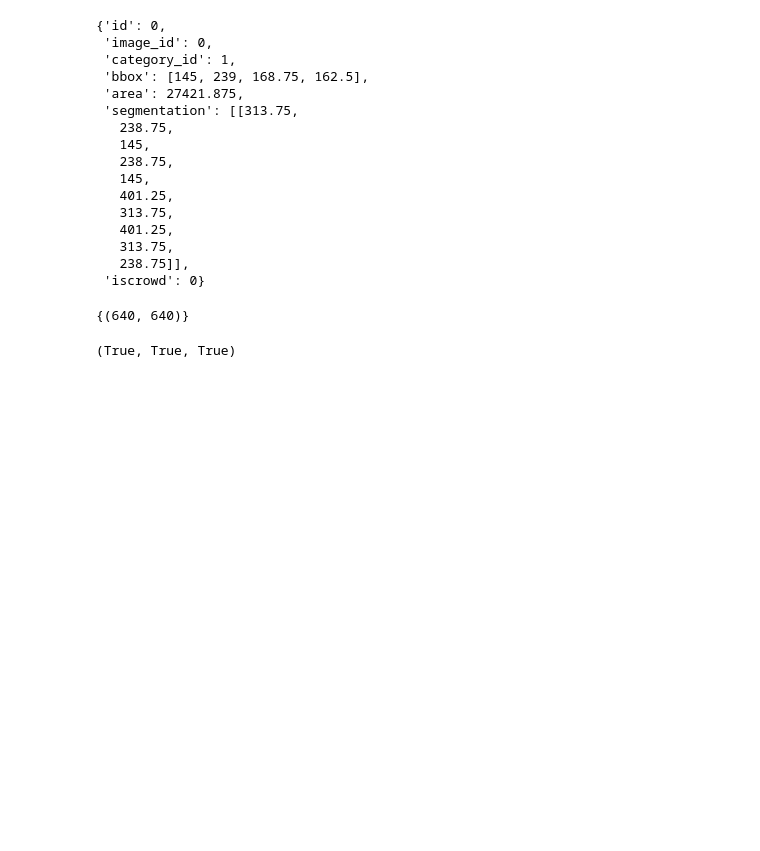
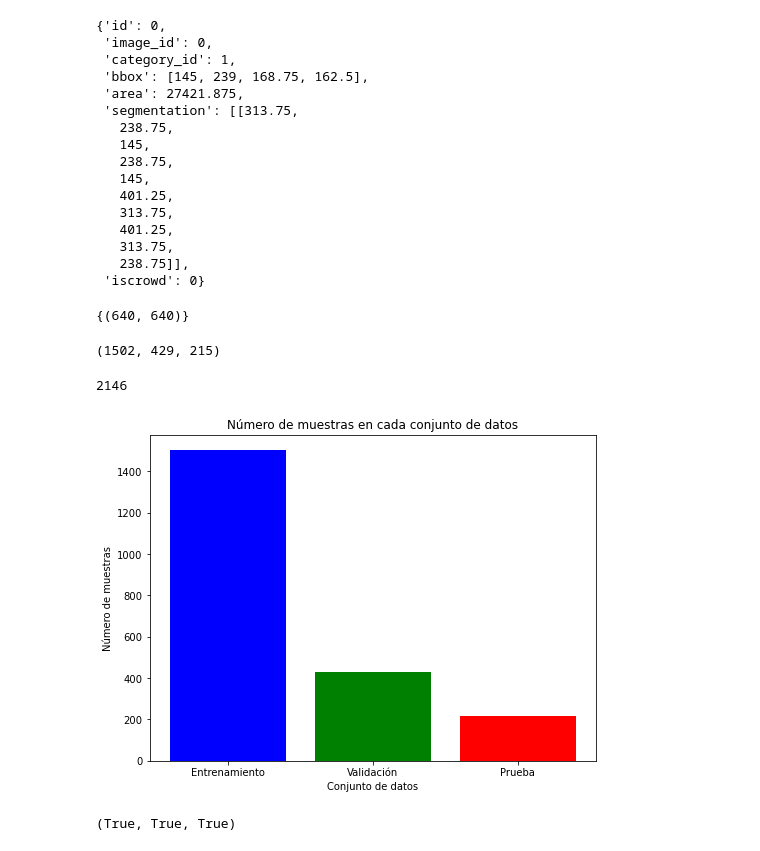
Before and after one commit to carlosng95/UCM-TFM, a Jupyter notebook: code/segmentation/segmentation.ipynb, the cells around one changed output. Saved outputs shown, nothing was run; the diff lists cells and outputs as text; code cells hidden in the pictures; blank space fills up the shorter version.

```diff
--- a/code/segmentation/segmentation.ipynb
+++ b/code/segmentation/segmentation.ipynb
@@ -118,6 +118,28 @@ tumor_path = main_path
 files = [main_path + x for x in os.listdir(main_path) if not x.endswith('json')]
 files_valid = [main_path_valid + x for x in os.listdir(main_path_valid) if not x.endswith('json')]
 files_test = [main_path_test + x for x in os.listdir(main_path_test) if not x.endswith('json')]
+# %%
+len(files),len(files_valid),len(files_test)
+# %% [output]
+(1502, 429, 215)
+# %%
+1502+429+215
+# %% [output]
+2146
+# %%
+lengths = [len(files), len(files_valid), len(files_test)]
+labels = ['Entrenamiento', 'Validación', 'Prueba']
+plt.figure(figsize=(8, 6))
+plt.bar(labels, lengths, color=['blue', 'green', 'red'])
+
+plt.xlabel('Conjunto de datos')
+plt.ylabel('Número de muestras')
+plt.title('Número de muestras en cada conjunto de datos')
+
+# Mostrar el gráfico
+plt.show()
+# %% [output]
+[figure, added]
 # %%
 tumor, tumor_bbox = load_images(files, data)
 tumor_valid, tumor_valid_bbox = load_images(files_valid, data_valid)
```
Also changed, not shown: parts of 3 cells of this notebook, 58 other files.
